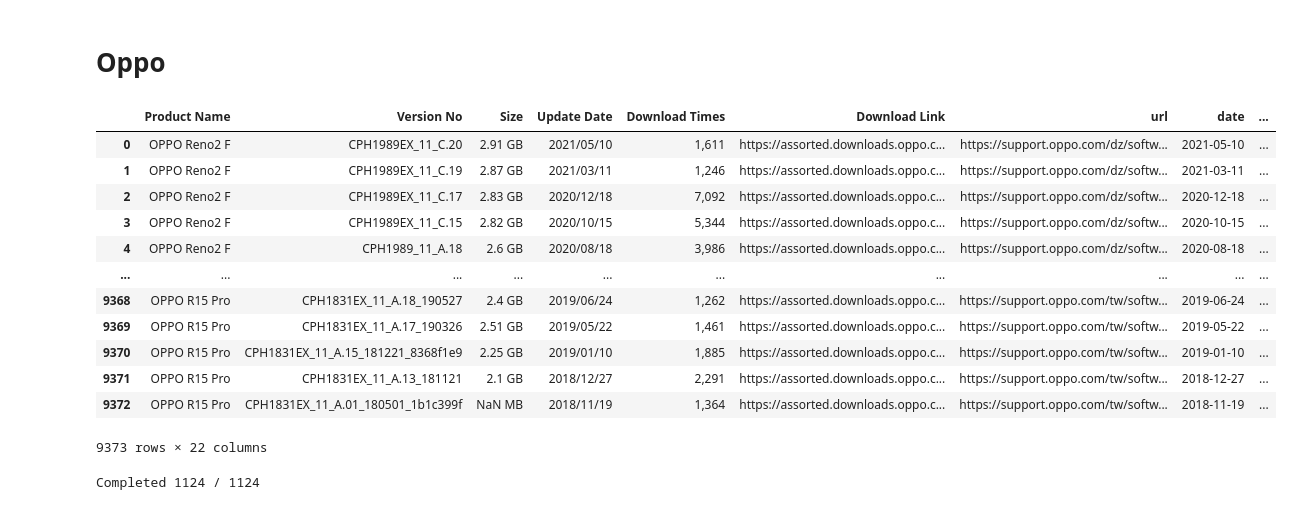
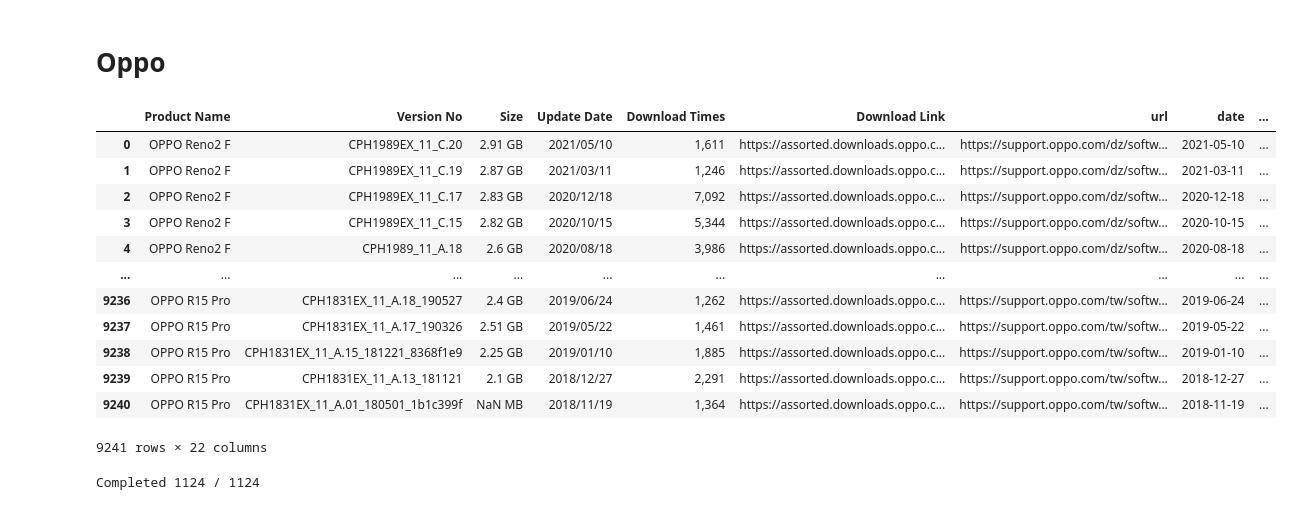
Before and after one commit to cslfiu/Android-Security-Updates, a Jupyter notebook: Code/5-Key-Issues.ipynb, the cells around one changed output. Saved outputs shown, nothing was run; the diff lists cells and outputs as text; code cells hidden in the pictures.

```diff
--- a/Code/5-Key-Issues.ipynb
+++ b/Code/5-Key-Issues.ipynb
@@ -476,21 +476,10 @@ import os
 import pycountry
 
 # Read in your original DataFrame
-df_oppo = pd.read_csv('../Data/Oppo/merged.csv')
+df_oppo = pd.read_csv('../Data/Oppo/Oppo-security-updates.csv')
 
-
-df_oppo = df_oppo[~df_oppo['url'].str.endswith('%20')]
-
-
-df_oppo = df_oppo.drop_duplicates(subset=['Product Name','Version No','Size','Update Date','Download Link','url'], keep='first')
-
-df_oppo['date']= pd.to_datetime(df_oppo['Update Date'])
-
-
-df_oppo['Device Model'] = df_oppo['Version No'].str.split('_', n=1, expand=True)[0]
-df_oppo['ColorOS Version'] = df_oppo['Version No'].str.split('_', n=2, expand=True)[1]
-df_oppo['ColorOS Version']= df_oppo['ColorOS Version'].str.split('.', n=2, expand=True)[0]
-df_oppo['region_url'] = df_oppo['url'].str.split('/').apply(lambda x: '/'.join(x[:5]))+ '/'
+#convert the date column to datetime format
+df_oppo['date']= pd.to_datetime(df_oppo['date'])
 
 df_regions = pd.read_csv('../Data/Oppo/available-links-regions.csv')
 
@@ -511,42 +500,45 @@ for i in df_oppo.index:
 df_oppo['filename'] = df_oppo['Download Link'].apply(lambda x: os.path.basename(x))
 
 df_spl = pd.read_csv("../Data/Oppo/firmware_SPLs.csv")
+
+#drop the duplicates
+df_spl = df_spl.drop_duplicates(subset='filename', keep='first')
 
 # Rename the column
 df_spl = df_spl.rename(columns={'google_patch': 'SPL'})
 
 # Merge the dataframes
 df_oppo = pd.merge(df_oppo, df_spl, on='filename', how='left')
 
 # Replace NaN with 'NotFound'
 df_oppo['SPL'] = df_oppo['SPL'].fillna('NotFound')
 
 #Calculate delay
 df_oppo['SPL'].replace('NotFound', pd.NaT, inplace=True)
 df_oppo['SPL'] = pd.to_datetime(df_oppo['SPL'], format='%Y%m%d', errors='ignore')
 df_oppo['delay'] = (df_oppo['date'] - df_oppo['SPL']).dt.days
 
 #add ISO codes
 df_oppo['ISO'] = df_oppo['country'].apply(lambda x: pycountry.countries.get(name=x).alpha_3 if pycountry.countries.get(name=x) is not None else None)
 
 
 df_oppo['Device Model'] = df_oppo['Device Model'].replace(dict.fromkeys(['EX','PUEX','PU','EU','TW'], ''), regex=True)
 
 df_oppo
 # %% [output]
 |  | Product Name | Version No | Size | Update Date | Download Times | Download Link | url | date | ... |
 | 0 | OPPO Reno2 F | CPH1989EX_11_C.20 | 2.91 GB | 2021/05/10 | 1,611 | https://assorted.downloads.oppo.c... | https://support.oppo.com/dz/softw... | 2021-05-10 | ... |
 | 1 | OPPO Reno2 F | CPH1989EX_11_C.19 | 2.87 GB | 2021/03/11 | 1,246 | https://assorted.downloads.oppo.c... | https://support.oppo.com/dz/softw... | 2021-03-11 | ... |
 | 2 | OPPO Reno2 F | CPH1989EX_11_C.17 | 2.83 GB | 2020/12/18 | 7,092 | https://assorted.downloads.oppo.c... | https://support.oppo.com/dz/softw... | 2020-12-18 | ... |
 | 3 | OPPO Reno2 F | CPH1989EX_11_C.15 | 2.82 GB | 2020/10/15 | 5,344 | https://assorted.downloads.oppo.c... | https://support.oppo.com/dz/softw... | 2020-10-15 | ... |
 | 4 | OPPO Reno2 F | CPH1989_11_A.18 | 2.6 GB | 2020/08/18 | 3,986 | https://assorted.downloads.oppo.c... | https://support.oppo.com/dz/softw... | 2020-08-18 | ... |
 | ... | ... | ... | ... | ... | ... | ... | ... | ... | ... |
-| 9368 | OPPO R15 Pro | CPH1831EX_11_A.18_190527 | 2.4 GB | 2019/06/24 | 1,262 | https://assorted.downloads.oppo.c... | https://support.oppo.com/tw/softw... | 2019-06-24 | ... |
-| 9369 | OPPO R15 Pro | CPH1831EX_11_A.17_190326 | 2.51 GB | 2019/05/22 | 1,461 | https://assorted.downloads.oppo.c... | https://support.oppo.com/tw/softw... | 2019-05-22 | ... |
-| 9370 | OPPO R15 Pro | CPH1831EX_11_A.15_181221_8368f1e9 | 2.25 GB | 2019/01/10 | 1,885 | https://assorted.downloads.oppo.c... | https://support.oppo.com/tw/softw... | 2019-01-10 | ... |
-| 9371 | OPPO R15 Pro | CPH1831EX_11_A.13_181121 | 2.1 GB | 2018/12/27 | 2,291 | https://assorted.downloads.oppo.c... | https://support.oppo.com/tw/softw... | 2018-12-27 | ... |
-| 9372 | OPPO R15 Pro | CPH1831EX_11_A.01_180501_1b1c399f | NaN MB | 2018/11/19 | 1,364 | https://assorted.downloads.oppo.c... | https://support.oppo.com/tw/softw... | 2018-11-19 | ... |
+| 9236 | OPPO R15 Pro | CPH1831EX_11_A.18_190527 | 2.4 GB | 2019/06/24 | 1,262 | https://assorted.downloads.oppo.c... | https://support.oppo.com/tw/softw... | 2019-06-24 | ... |
+| 9237 | OPPO R15 Pro | CPH1831EX_11_A.17_190326 | 2.51 GB | 2019/05/22 | 1,461 | https://assorted.downloads.oppo.c... | https://support.oppo.com/tw/softw... | 2019-05-22 | ... |
+| 9238 | OPPO R15 Pro | CPH1831EX_11_A.15_181221_8368f1e9 | 2.25 GB | 2019/01/10 | 1,885 | https://assorted.downloads.oppo.c... | https://support.oppo.com/tw/softw... | 2019-01-10 | ... |
+| 9239 | OPPO R15 Pro | CPH1831EX_11_A.13_181121 | 2.1 GB | 2018/12/27 | 2,291 | https://assorted.downloads.oppo.c... | https://support.oppo.com/tw/softw... | 2018-12-27 | ... |
+| 9240 | OPPO R15 Pro | CPH1831EX_11_A.01_180501_1b1c399f | NaN MB | 2018/11/19 | 1,364 | https://assorted.downloads.oppo.c... | https://support.oppo.com/tw/softw... | 2018-11-19 | ... |
-9373 rows × 22 columns
+9241 rows × 22 columns
 # %%
 import pandas as pd
 from datetime import datetime
```
Also changed, not shown: parts of 7 cells of this notebook.
